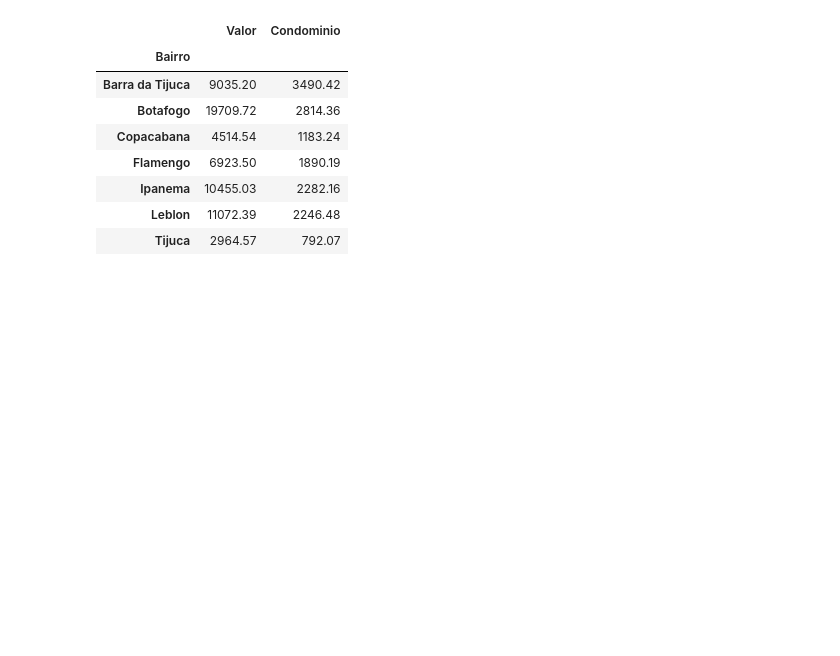
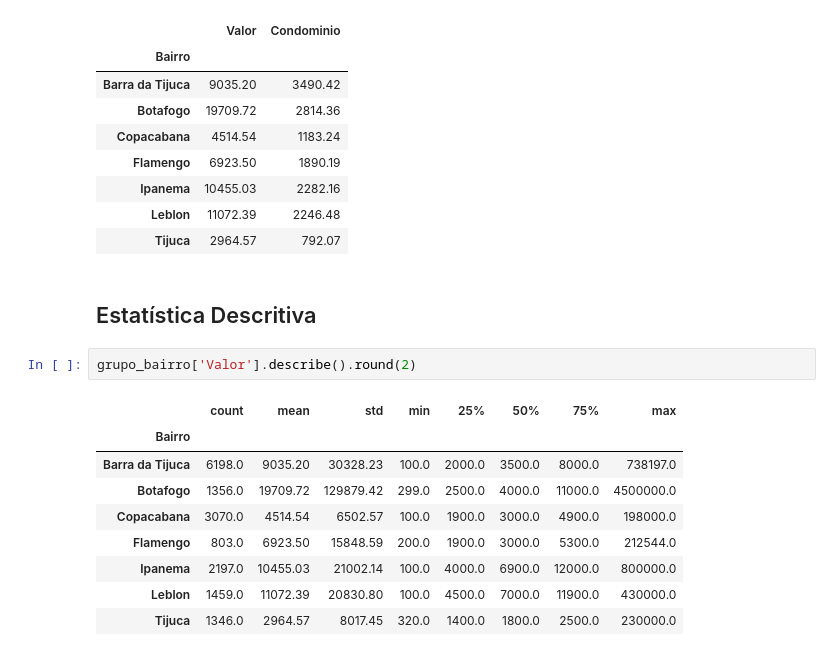
Before and after one commit to raphapfeifer/dados_pandas, a Jupyter notebook: Criando Agrupamentos.ipynb, the cells around one changed output. Cells and saved outputs as stored; diff of their text form; blank space fills up the shorter version.

Commit message:
Criando conjunto de estatísticas descritivas

```diff
--- a/Criando Agrupamentos.ipynb
+++ b/Criando Agrupamentos.ipynb
@@ -128,3 +128,17 @@ grupo_bairro[['Valor', 'Condominio']].mean().round(2)
 | Ipanema | 10455.03 | 2282.16 |
 | Leblon | 11072.39 | 2246.48 |
 | Tijuca | 2964.57 | 792.07 |
+# %% [markdown]
+## Estatística Descritiva
+# %%
+grupo_bairro['Valor'].describe().round(2)
+# %% [output]
+|  | count | mean | std | min | 25% | 50% | 75% | max |
+| Bairro |  |  |  |  |  |  |  |  |
+| Barra da Tijuca | 6198.0 | 9035.20 | 30328.23 | 100.0 | 2000.0 | 3500.0 | 8000.0 | 738197.0 |
+| Botafogo | 1356.0 | 19709.72 | 129879.42 | 299.0 | 2500.0 | 4000.0 | 11000.0 | 4500000.0 |
+| Copacabana | 3070.0 | 4514.54 | 6502.57 | 100.0 | 1900.0 | 3000.0 | 4900.0 | 198000.0 |
+| Flamengo | 803.0 | 6923.50 | 15848.59 | 200.0 | 1900.0 | 3000.0 | 5300.0 | 212544.0 |
+| Ipanema | 2197.0 | 10455.03 | 21002.14 | 100.0 | 4000.0 | 6900.0 | 12000.0 | 800000.0 |
+| Leblon | 1459.0 | 11072.39 | 20830.80 | 100.0 | 4500.0 | 7000.0 | 11900.0 | 430000.0 |
+| Tijuca | 1346.0 | 2964.57 | 8017.45 | 320.0 | 1400.0 | 1800.0 | 2500.0 | 230000.0 |
```
Also changed, not shown: parts of 4 cells of this notebook.
